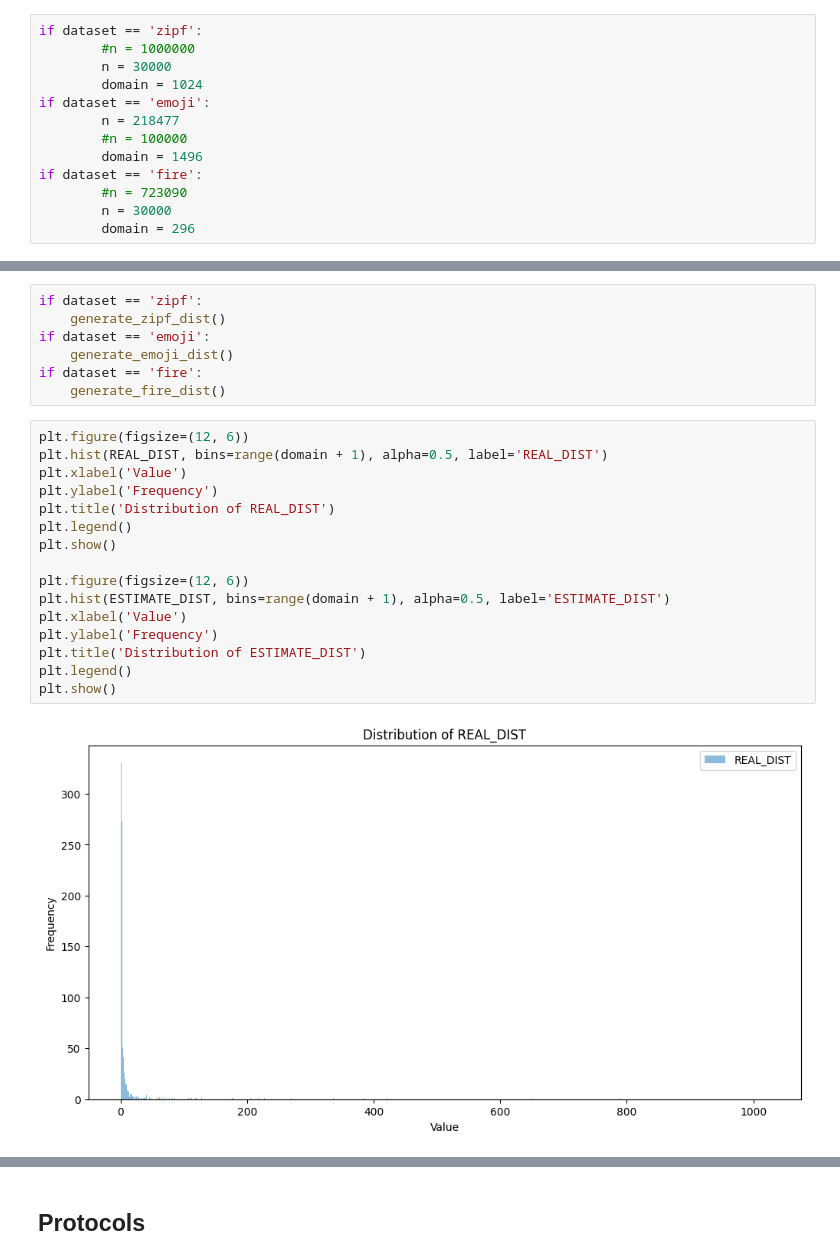
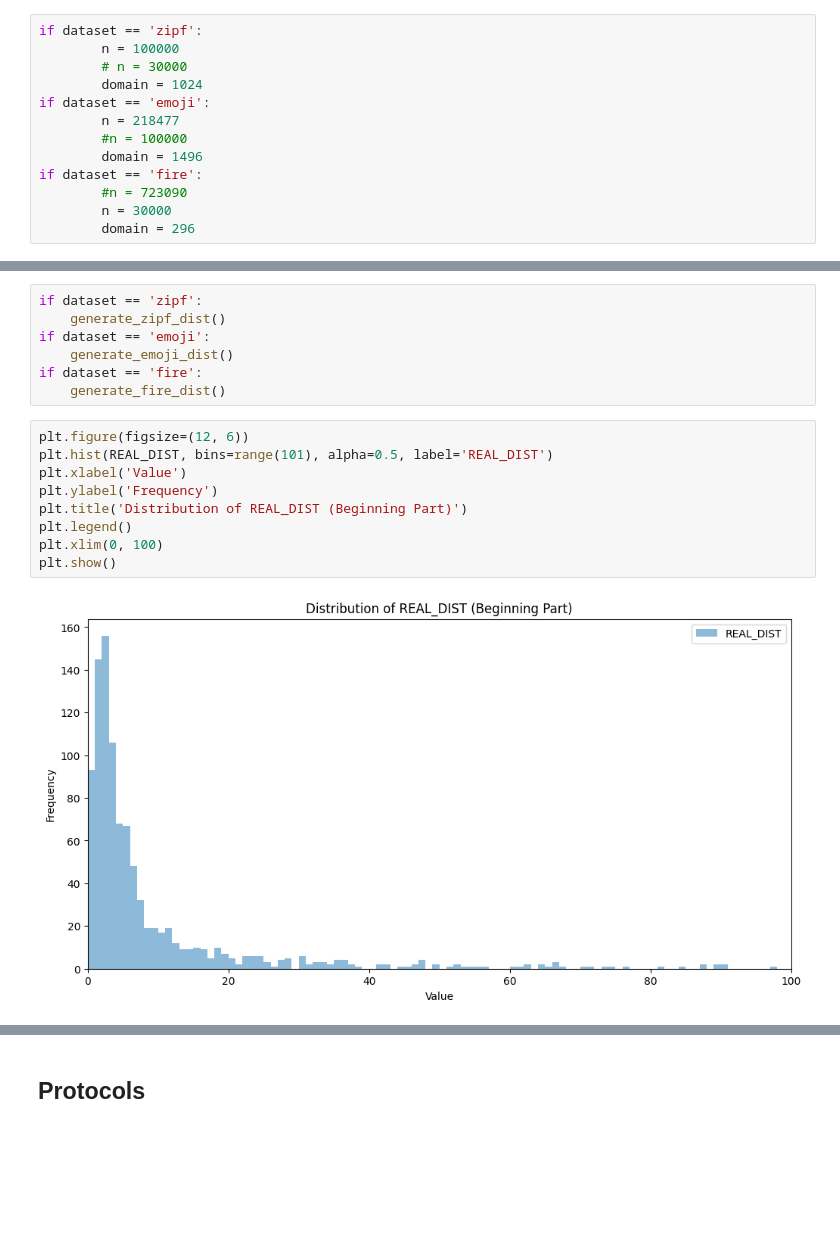
Before and after one commit to SampadSikder/DP-Protocols, a Jupyter notebook: DiffStats_GAN.ipynb, the cells around one changed output, grey strips where cells are left out. Saved outputs shown, nothing was run; the diff lists cells and outputs as text; blank space fills up the shorter version.

```diff
--- a/DiffStats_GAN.ipynb
+++ b/DiffStats_GAN.ipynb
@@ -51,8 +51,8 @@ ratio = 0.05
 target_set_size = 50
 # %%
 if dataset == 'zipf':
-        #n = 1000000
-        n = 30000
+        n = 100000
+        # n = 30000
         domain = 1024
 if dataset == 'emoji':
         n = 218477
@@ -119,19 +119,12 @@ if dataset == 'fire':
     generate_fire_dist()
 # %%
 plt.figure(figsize=(12, 6))
-plt.hist(REAL_DIST, bins=range(domain + 1), alpha=0.5, label='REAL_DIST')
+plt.hist(REAL_DIST, bins=range(101), alpha=0.5, label='REAL_DIST')
 plt.xlabel('Value')
 plt.ylabel('Frequency')
-plt.title('Distribution of REAL_DIST')
+plt.title('Distribution of REAL_DIST (Beginning Part)')
 plt.legend()
+plt.xlim(0, 100)
 plt.show()
-
-plt.figure(figsize=(12, 6))
-plt.hist(ESTIMATE_DIST, bins=range(domain + 1), alpha=0.5, label='ESTIMATE_DIST')
-plt.xlabel('Value')
-plt.ylabel('Frequency')
-plt.title('Distribution of ESTIMATE_DIST')
-plt.legend()
-plt.show()
 # %% [output]
-[figure, old version]
+[figure, new version]
```
Also changed, not shown: parts of 45 cells of this notebook.
